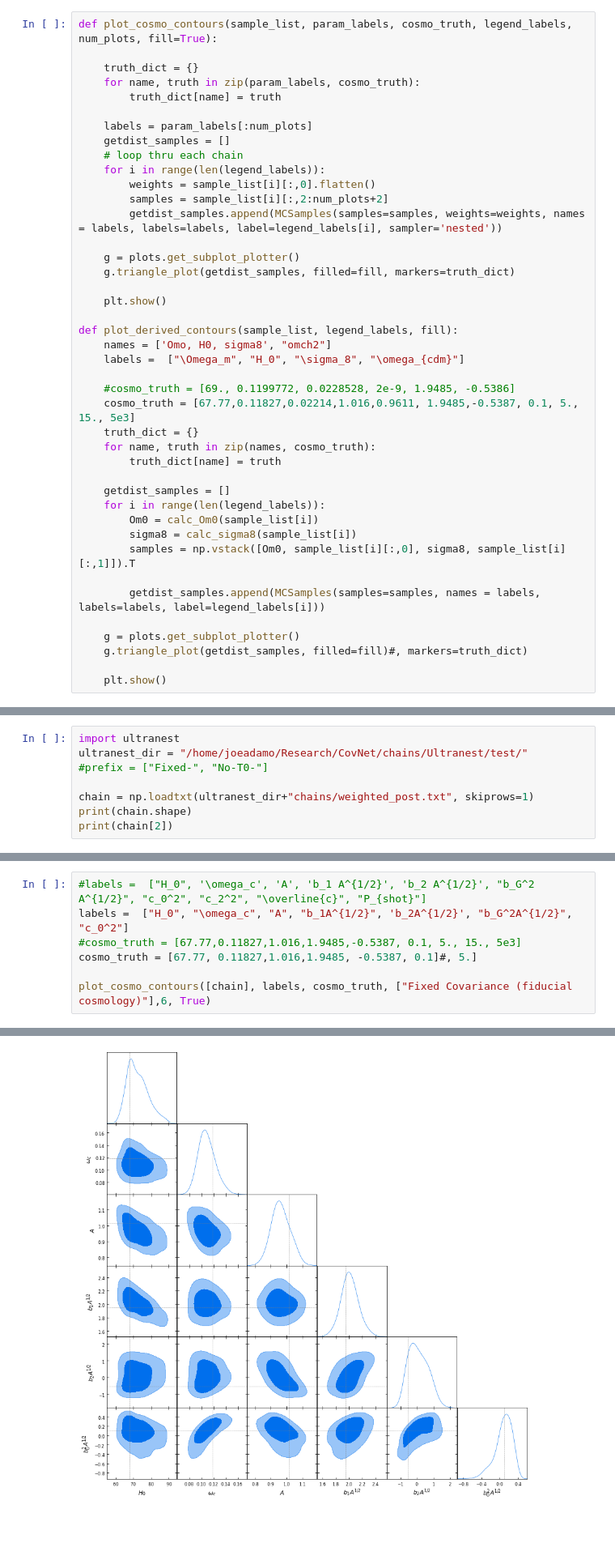
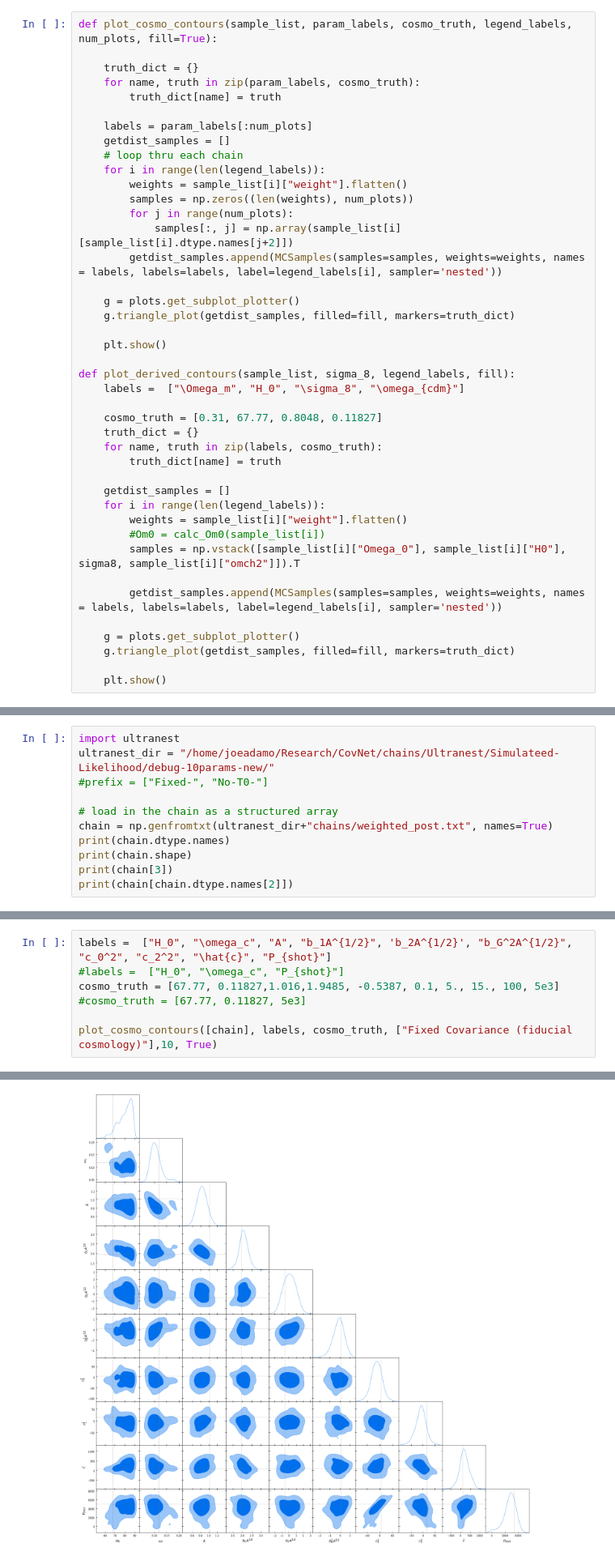
Before and after one commit to jadamo/CovNet, a Jupyter notebook: notebooks/Likelihood.ipynb, the cells around one changed output, grey strips where cells are left out. Shown at 81% size. Drawn from its saved outputs; the diff is of its cells as text; blank space fills up the shorter version.

Commit message:
more likelihood restructuring

```diff
--- a/notebooks/Likelihood.ipynb
+++ b/notebooks/Likelihood.ipynb
@@ -117,8 +114,10 @@ def plot_cosmo_contours(sample_list, param_labels, cosmo_truth, legend_labels, n
     getdist_samples = []
     # loop thru each chain
     for i in range(len(legend_labels)):
-        weights = sample_list[i][:,0].flatten()
-        samples = sample_list[i][:,2:num_plots+2]
+        weights = sample_list[i]["weight"].flatten()
+        samples = np.zeros((len(weights), num_plots))
+        for j in range(num_plots):
+            samples[:, j] = np.array(sample_list[i][sample_list[i].dtype.names[j+2]])
         getdist_samples.append(MCSamples(samples=samples, weights=weights, names = labels, labels=labels, label=legend_labels[i], sampler='nested'))
 
     g = plots.get_subplot_plotter()
@@ -126,36 +125,37 @@ def plot_cosmo_contours(sample_list, param_labels, cosmo_truth, legend_labels, n
 
     plt.show()
 
-def plot_derived_contours(sample_list, legend_labels, fill):
-    names = ['Omo, H0, sigma8', "omch2"]
+def plot_derived_contours(sample_list, sigma_8, legend_labels, fill):
     labels =  ["\Omega_m", "H_0", "\sigma_8", "\omega_{cdm}"]
 
-    #cosmo_truth = [69., 0.1199772, 0.0228528, 2e-9, 1.9485, -0.5386]
-    cosmo_truth = [67.77,0.11827,0.02214,1.016,0.9611, 1.9485,-0.5387, 0.1, 5., 15., 5e3]
+    cosmo_truth = [0.31, 67.77, 0.8048, 0.11827]
     truth_dict = {}
-    for name, truth in zip(names, cosmo_truth):
+    for name, truth in zip(labels, cosmo_truth):
         truth_dict[name] = truth
 
     getdist_samples = []
     for i in range(len(legend_labels)):
-        Om0 = calc_Om0(sample_list[i])
-        sigma8 = calc_sigma8(sample_list[i])
-        samples = np.vstack([Om0, sample_list[i][:,0], sigma8, sample_list[i][:,1]]).T
+        weights = sample_list[i]["weight"].flatten()
+        #Om0 = calc_Om0(sample_list[i])
+        samples = np.vstack([sample_list[i]["Omega_0"], sample_list[i]["H0"], sigma8, sample_list[i]["omch2"]]).T
 
-        getdist_samples.append(MCSamples(samples=samples, names = labels, labels=labels, label=legend_labels[i]))
+        getdist_samples.append(MCSamples(samples=samples, weights=weights, names = labels, labels=labels, label=legend_labels[i], sampler='nested'))
 
     g = plots.get_subplot_plotter()
-    g.triangle_plot(getdist_samples, filled=fill)#, markers=truth_dict)
+    g.triangle_plot(getdist_samples, filled=fill, markers=truth_dict)
 
     plt.show()
 # %% [markdown]
 ## Ultranest Code
 # %%
 import ultranest
-ultranest_dir = "/home/joeadamo/Research/CovNet/chains/Ultranest/test/"
+ultranest_dir = "/home/joeadamo/Research/CovNet/chains/Ultranest/Simulateed-Likelihood/debug-10params-new/"
 #prefix = ["Fixed-", "No-T0-"]
 
-chain = np.loadtxt(ultranest_dir+"chains/weighted_post.txt", skiprows=1)
+# load in the chain as a structured array
+chain = np.genfromtxt(ultranest_dir+"chains/weighted_post.txt", names=True)
+print(chain.dtype.names)
 print(chain.shape)
-print(chain[2])
+print(chain[3])
+print(chain[chain.dtype.names[2]])
 # %% [output]
@@ -166,8 +183,8 @@ print(chain[2])
 # %%
-#labels =  ["H_0", '\omega_c', 'A', 'b_1 A^{1/2}', 'b_2 A^{1/2}', "b_G^2 A^{1/2}", "c_0^2", "c_2^2", "\overline{c}", "P_{shot}"]
-labels =  ["H_0", "\omega_c", "A", "b_1A^{1/2}", 'b_2A^{1/2}', "b_G^2A^{1/2}", "c_0^2"]
-#cosmo_truth = [67.77,0.11827,1.016,1.9485,-0.5387, 0.1, 5., 15., 5e3]
-cosmo_truth = [67.77, 0.11827,1.016,1.9485, -0.5387, 0.1]#, 5.]
+labels =  ["H_0", "\omega_c", "A", "b_1A^{1/2}", 'b_2A^{1/2}', "b_G^2A^{1/2}", "c_0^2", "c_2^2", "\hat{c}", "P_{shot}"]
+#labels =  ["H_0", "\omega_c", "P_{shot}"]
+cosmo_truth = [67.77, 0.11827,1.016,1.9485, -0.5387, 0.1, 5., 15., 100, 5e3]
+#cosmo_truth = [67.77, 0.11827, 5e3]
 
-plot_cosmo_contours([chain], labels, cosmo_truth, ["Fixed Covariance (fiducial cosmology)"],6, True)
+plot_cosmo_contours([chain], labels, cosmo_truth, ["Fixed Covariance (fiducial cosmology)"],10, True)
 # %% [output]
@@ -175,2 +192,2 @@ WARNING:root:outlier fraction 0.025855790240349598
 Removed no burn in
-[figure, old version]
+[figure, new version]
```
Also changed, not shown: parts of 11 cells of this notebook, 3 other files.
